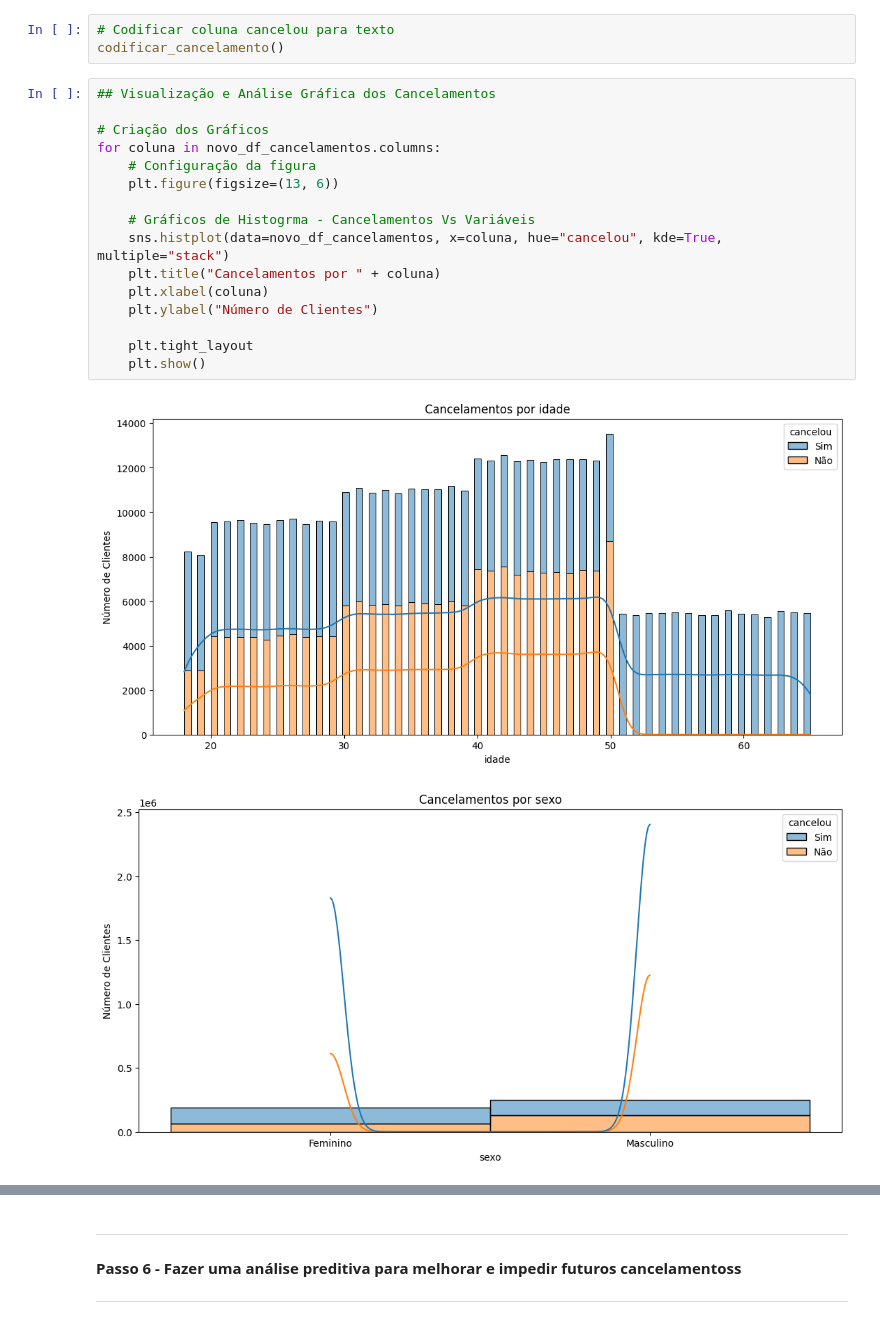
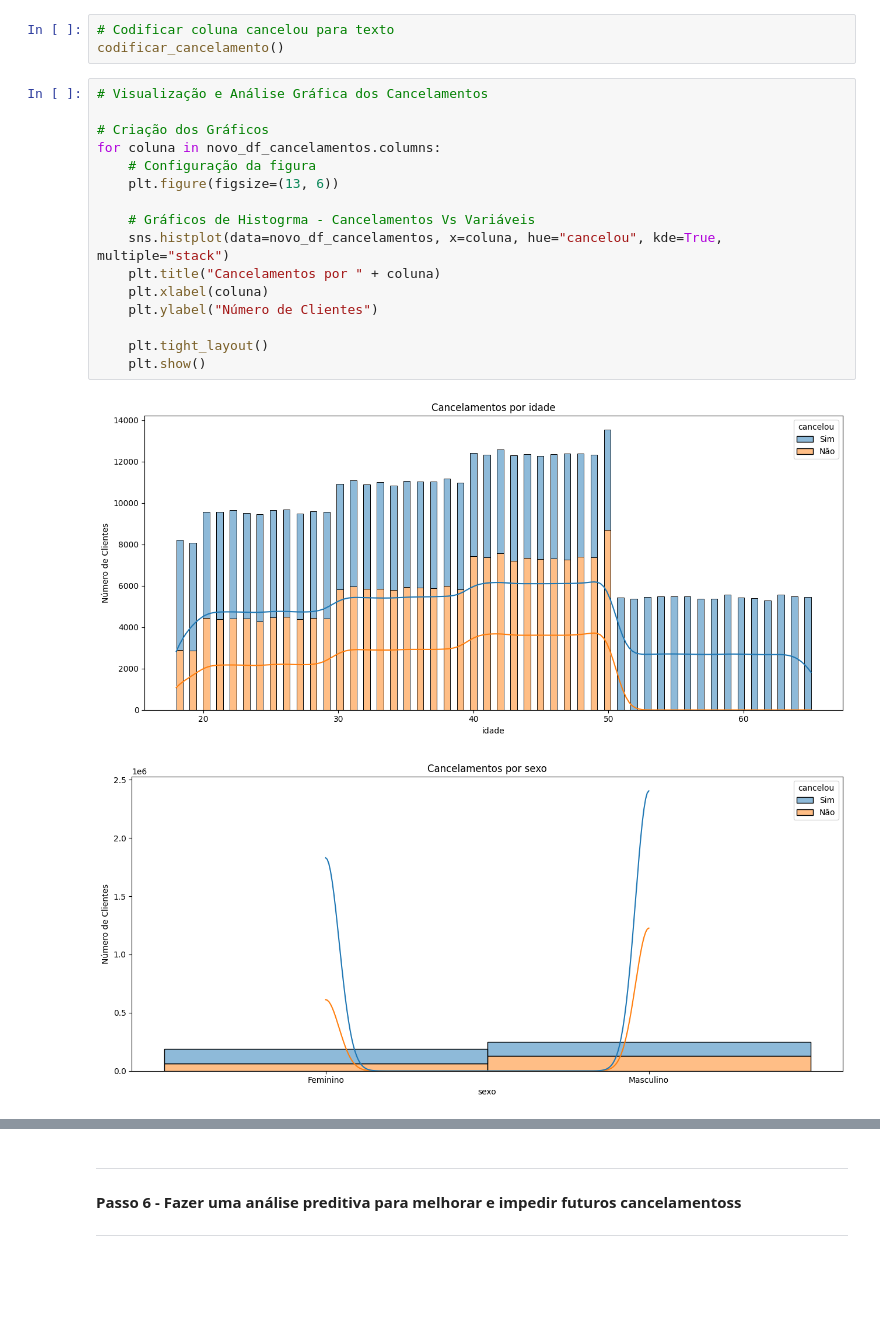
Before and after one commit to Robson-Python/Customer-Cancellation, a Jupyter notebook: cancelamentos.ipynb, the cells around one changed output, grey strips where cells are left out. Cells and saved outputs as stored; diff of their text form; blank space fills up the shorter version.

```diff
--- a/cancelamentos.ipynb
+++ b/cancelamentos.ipynb
@@ -439,21 +439,21 @@ temos  praticamente  1/3  em  cada assinatura, e na análise da média os valore
 # Codificar coluna cancelou para texto
 codificar_cancelamento()
 # %%
-## Visualização e Análise Gráfica dos Cancelamentos
+# Visualização e Análise Gráfica dos Cancelamentos
 
 # Criação dos Gráficos
 for coluna in novo_df_cancelamentos.columns:
     # Configuração da figura
     plt.figure(figsize=(13, 6))
 
     # Gráficos de Histogrma - Cancelamentos Vs Variáveis
     sns.histplot(data=novo_df_cancelamentos, x=coluna, hue="cancelou", kde=True, multiple="stack")
     plt.title("Cancelamentos por " + coluna)
     plt.xlabel(coluna)
     plt.ylabel("Número de Clientes")
 
-    plt.tight_layout
+    plt.tight_layout()
     plt.show()
 # %% [output]
-[figure, old version]
+[figure, new version]
-[figure, old version]
+[figure, new version]
```
Also changed, not shown: parts of 7 cells of this notebook.
